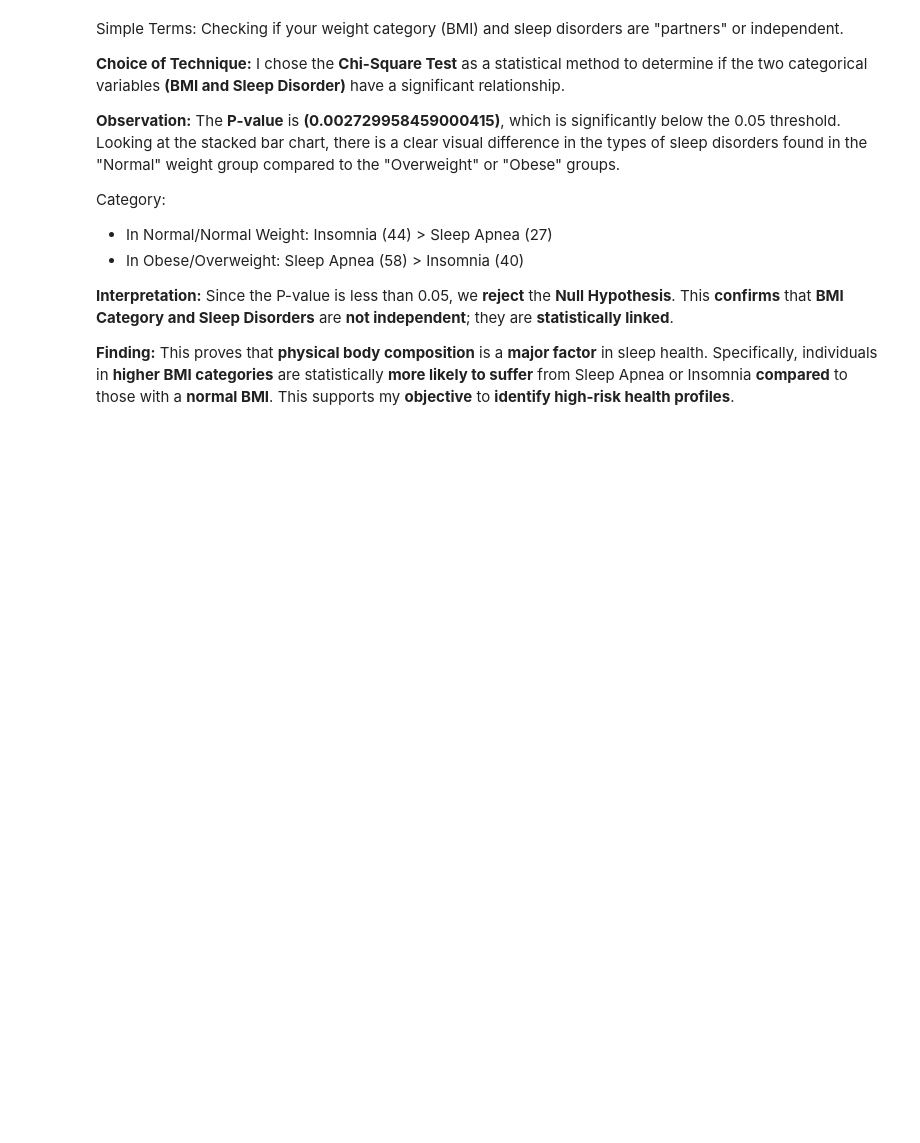
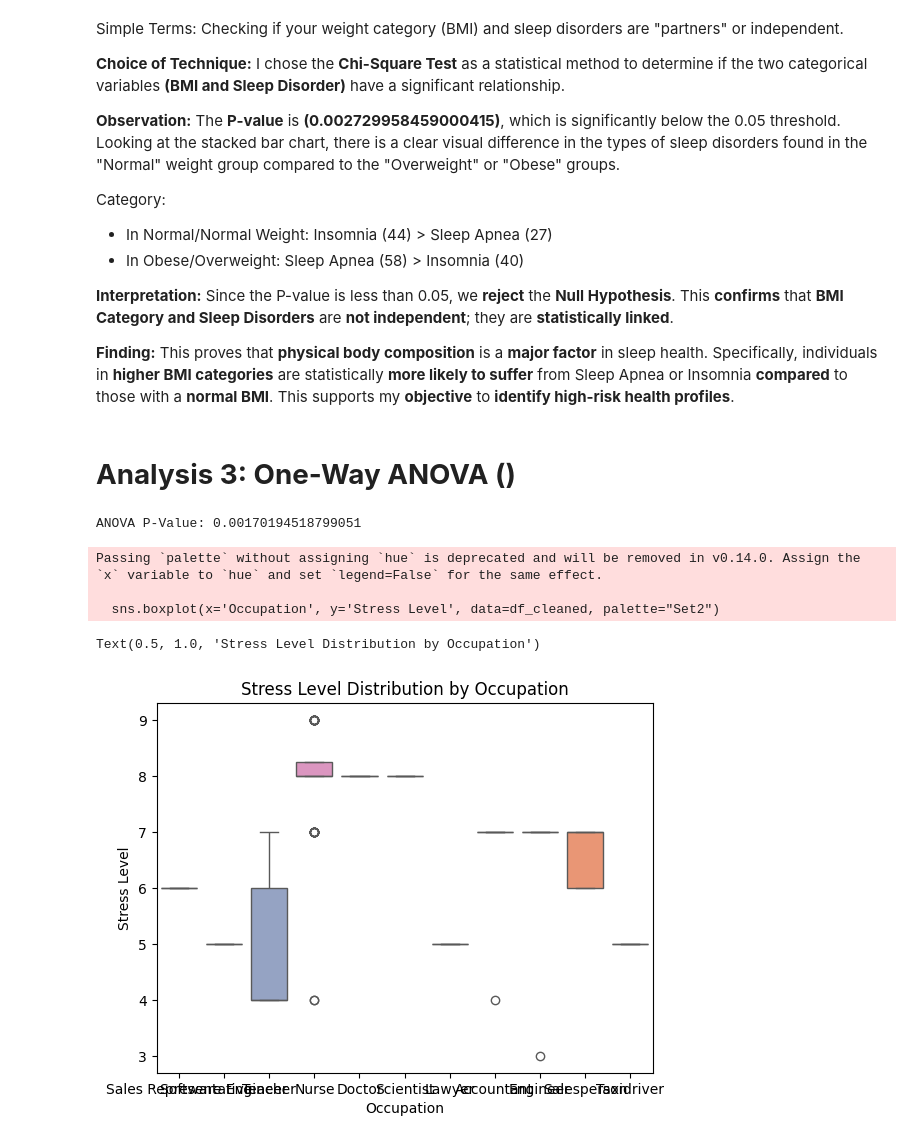
Before and after one commit to Kucheing/FirstOpeningZomato, a Jupyter notebook: ASGZD-1201/ProjectSleepDisorder.ipynb, the cells around one changed output. Saved outputs shown, nothing was run; the diff lists cells and outputs as text; code cells hidden in the pictures; blank space fills up the shorter version.

```diff
--- a/ASGZD-1201/ProjectSleepDisorder.ipynb
+++ b/ASGZD-1201/ProjectSleepDisorder.ipynb
@@ -707,3 +708,23 @@ Category:
 **Interpretation:** Since the P-value is less than 0.05, we **reject** the **Null Hypothesis**. This **confirms** that **BMI Category and Sleep Disorders** are **not independent**; they are **statistically linked**.
 
 **Finding:** This proves that **physical body composition** is a **major factor** in sleep health. Specifically, individuals in **higher BMI categories** are statistically **more likely to suffer** from Sleep Apnea or Insomnia **compared** to those with a **normal BMI**. This supports my **objective** to **identify high-risk health profiles**.
+# %% [markdown]
+# **Analysis 3: One-Way ANOVA ()**
+# %%
+# We compare the mean stress of 4 groups, picking the one that has highest amount of participants in the profession
+# The 4 highest count for profession is
+f_stat, p_val = stats.f_oneway(df_cleaned[df_cleaned['Occupation'] == 'Nurse']['Stress Level'],
+                               df_cleaned[df_cleaned['Occupation'] == 'Doctor']['Stress Level'],
+                               df_cleaned[df_cleaned['Occupation'] == 'Engineer']['Stress Level'])
+print(f"ANOVA P-Value: {p_val}")
+
+# Visualization 3: Boxplot
+sns.boxplot(x='Occupation', y='Stress Level', data=df_cleaned, palette="Set2")
+plt.title("Stress Level Distribution by Occupation")
+# %% [output]
+ANOVA P-Value: 0.00170194518799051
+Passing `palette` without assigning `hue` is deprecated and will be removed in v0.14.0. Assign the `x` variable to `hue` and set `legend=False` for the same effect.
+
+  sns.boxplot(x='Occupation', y='Stress Level', data=df_cleaned, palette="Set2")
+Text(0.5, 1.0, 'Stress Level Distribution by Occupation')
+[figure, added]
```
Also changed, not shown: parts of 3 cells of this notebook.
